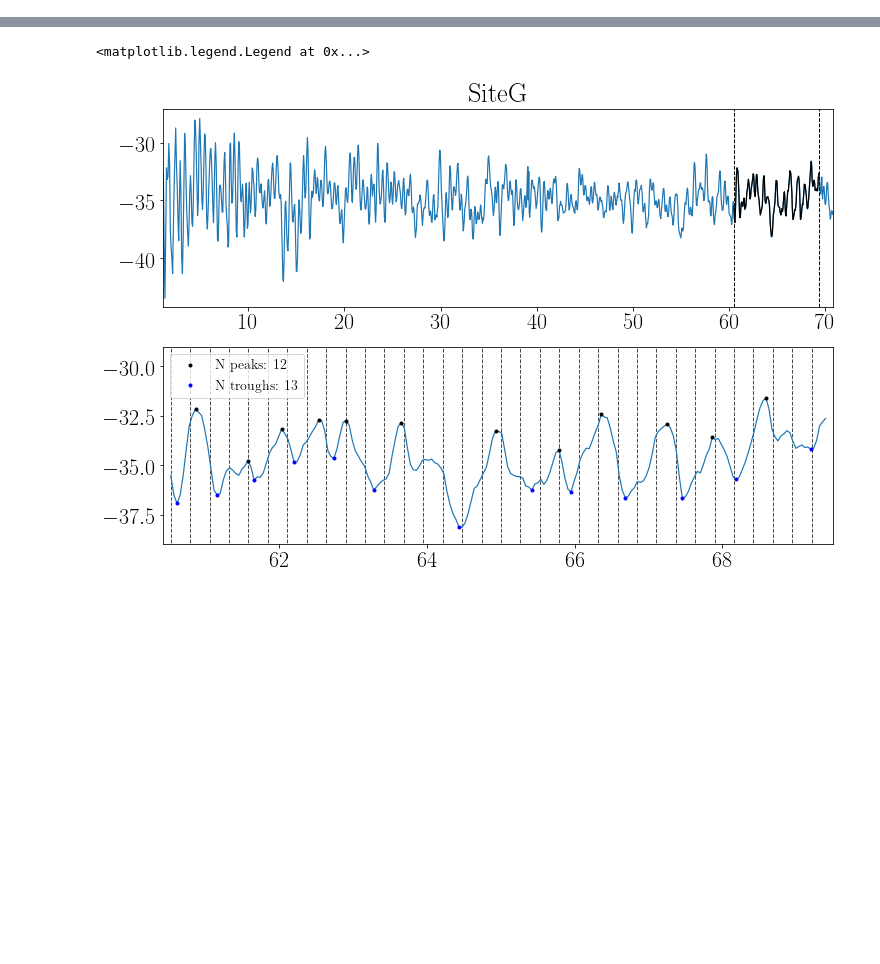
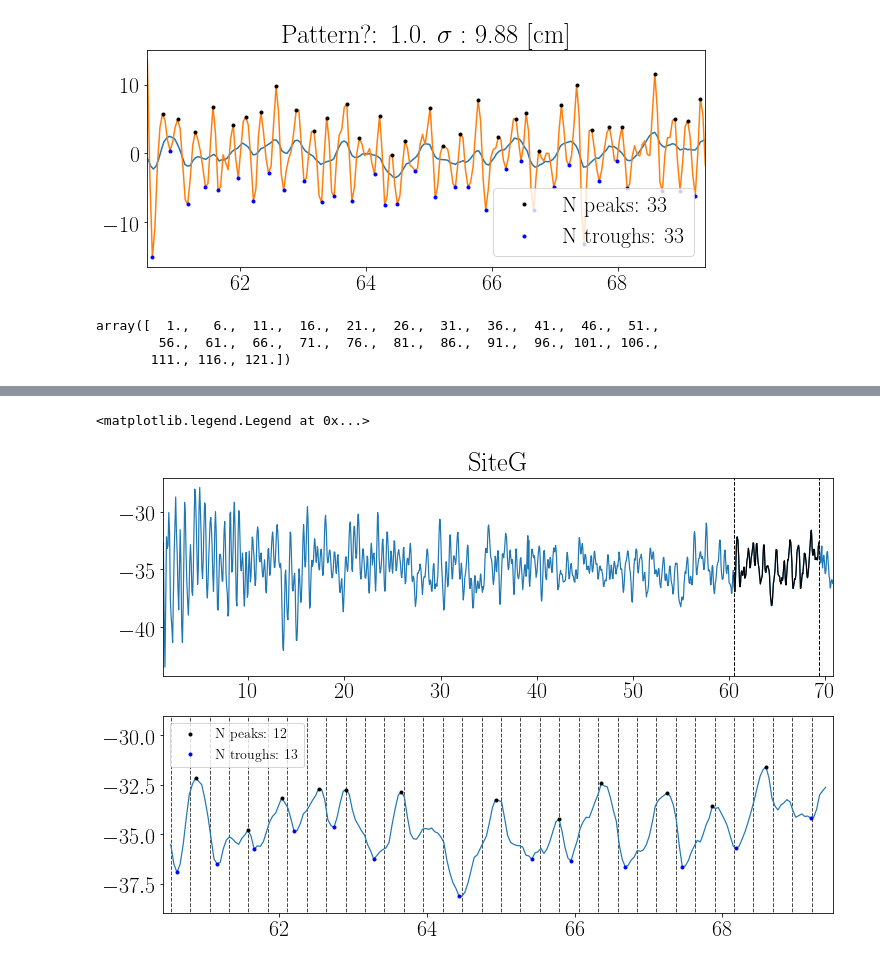
Before and after one commit to TheaQG/AWI_Bcores_Analysis, a Jupyter notebook: Constraints.ipynb, the cells around one changed output, grey strips where cells are left out. Drawn from its saved outputs; the diff is of its cells as text; code cells hidden in the pictures; blank space fills up the shorter version.

```diff
--- a/Constraints.ipynb
+++ b/Constraints.ipynb
@@ -79,3 +79,9 @@ d18O = data_d18O['d18O']
 
 depth_LT = data_d18O_LT['depth']
 d18O_LT = data_d18O_LT['d18O']
+# %%
+dataAll = pd.DataFrame({'depth':depth,'d18O':d18O}, index=None)
+
+inst = BackDiffuse(site, dataAll, CoresSpecs, dTamb, dLaki, N_InInt, diffLenData=data_diff_LT[['Depth','sigma_o18']], densData=data_dens_LT, Dist=30)
+
+dep, dat, diff, Ps, Ts, pats = inst.BackDiffused_constraints(LayerThickness=0, N_summers=0, N_winters=0, Amplitude=0, N=2000, print_Npeaks=True, theoDiffLen=True, diffLenStart_In=0, diffLenEnd_In=0.1, interpAfterDecon=True, newDelta=0, interpBFDecon=True)
@@ -82,3 +96,14 @@ d18O_LT = data_d18O_LT['d18O']
+# %%
+fig, ax = plt.subplots(figsize=(10,4))
+
+plt.plot(depth_LT, d18O_LT - np.mean(d18O_LT))
+plt.plot(dep, dat)
+plt.plot(dep[Ps], dat[Ps], '.', c='k', label=f'N peaks: {len(Ps)}')
+plt.plot(dep[Ts], dat[Ts], '.', c='b', label=f'N troughs: {len(Ts)}')
+ax.set(xlim=(min(dep), max(dep)), title=f'Pattern?: {pats}. $\sigma:$ {diff*100:.2f} [cm]')
+ax.legend();
+# %% [output]
+[figure, added]
 # %%
 lSecs = 5
 
@@ -86,6 +111,12 @@ depthALT = np.asarray(depth)
 d18OALT = np.asarray(d18O)
 
 inst = AnnualLayerThick(depthALT, d18OALT, lSecs)
+# %%
+vals[:-1]
+# %% [output]
+array([  1.,   6.,  11.,  16.,  21.,  26.,  31.,  36.,  41.,  46.,  51.,
+        56.,  61.,  66.,  71.,  76.,  81.,  86.,  91.,  96., 101., 106.,
+       111., 116., 121.])
 # %%
 
 fksMax, ls, lMean, lStd, vals = inst.ALT_fullCore()
```
Also changed, not shown: parts of 11 cells of this notebook, 1 other file.
